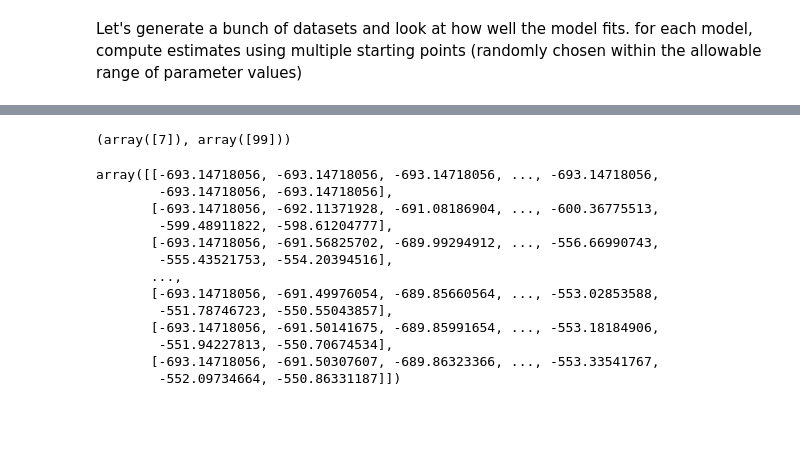
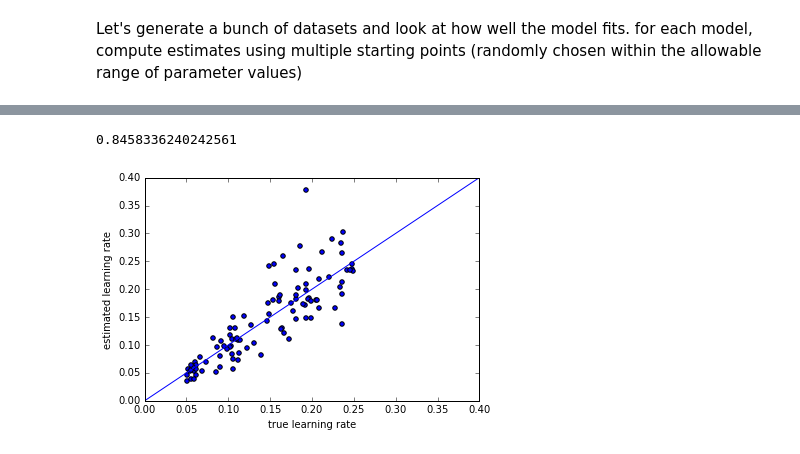
Before and after one commit to poldrack/jdm, a Jupyter notebook: reinforcement-learning/RL-fitting.ipynb, the cells around one changed output, grey strips where cells are left out. Saved outputs shown, nothing was run; the diff lists cells and outputs as text; code cells hidden in the pictures; blank space fills up the shorter version.

```diff
--- a/reinforcement-learning/RL-fitting.ipynb
+++ b/reinforcement-learning/RL-fitting.ipynb
@@ -107,8 +127,10 @@ Fit the likelihood function to the data by maximum likelihood
 # %%
+# function to perform maximum likelihood estimation
+
 def ml_est(start=None):
     if not start:
-        start=[numpy.random.rand()*0.1]
-    result=minimize(q_negloglike,start)
+        start=[1e-3]
+    result=minimize(q_negloglike,start,bounds=[[0,1]])
     if result['success']:
         return result['x']
     else:
@@ -117,17 +139,13 @@ def ml_est(start=None):
 Let's generate a bunch of datasets and look at how well the model fits.  for each model, compute estimates using multiple starting points (randomly chosen within the allowable range of parameter values)
 # %%
 nruns=100
-nests=10
-negll=numpy.zeros(nruns)
-nanctr=0
+est=numpy.zeros(nruns)
+lrate=numpy.zeros(nruns)
 
 for r in range(nruns):
-    est=numpy.zeros(nests)
-    for e in range(nests):
-        resp,reward,correct,learning_rate,temp=generate_data()
-        mle=ml_est()
-        if numpy.isnan(mle[0]):
-            nanctr+=1
-        est[e]=mle[0]
-    negll[r]=numpy.nanmean(est)
-    print(numpy.hstack((r,negll[r])))
+    lrate[r]=numpy.random.rand()*0.2 + 0.05
+    resp,reward,_,_,_=generate_data(learning_rate=lrate[r],temp=1.0)
+    mle=ml_est()
+    if numpy.isnan(mle[0]):
+        nanctr+=1
+    est[r]=mle
@@ -178,20 +152,10 @@ plt.plot(learning_rate,temp,marker='o',markersize=18,color='yellow')
-# %%
-numpy.where(loglike==numpy.max(loglike))
-# %% [output]
-(array([7]), array([99]))
-# %%
-loglike
-# %% [output]
-array([[-693.14718056, -693.14718056, -693.14718056, ..., -693.14718056,
-        -693.14718056, -693.14718056],
-       [-693.14718056, -692.11371928, -691.08186904, ..., -600.36775513,
-        -599.48911822, -598.61204777],
-       [-693.14718056, -691.56825702, -689.99294912, ..., -556.66990743,
-        -555.43521753, -554.20394516],
-       ...,
-       [-693.14718056, -691.49976054, -689.85660564, ..., -553.02853588,
-        -551.78746723, -550.55043857],
-       [-693.14718056, -691.50141675, -689.85991654, ..., -553.18184906,
-        -551.94227813, -550.70674534],
-       [-693.14718056, -691.50307607, -689.86323366, ..., -553.33541767,
-        -552.09734664, -550.86331187]])
+# %%
+plt.scatter(lrate,est)
+plt.xlabel('true learning rate')
+plt.ylabel('estimated learning rate')
+plt.axis([0,0.4,0,0.4])
+plt.plot([0,0.4],[0,0.4])
+numpy.corrcoef(lrate,est)[0,1]
+# %% [output]
+0.8458336240242561
+[figure, added]
```
Also changed, not shown: parts of 16 cells of this notebook.
